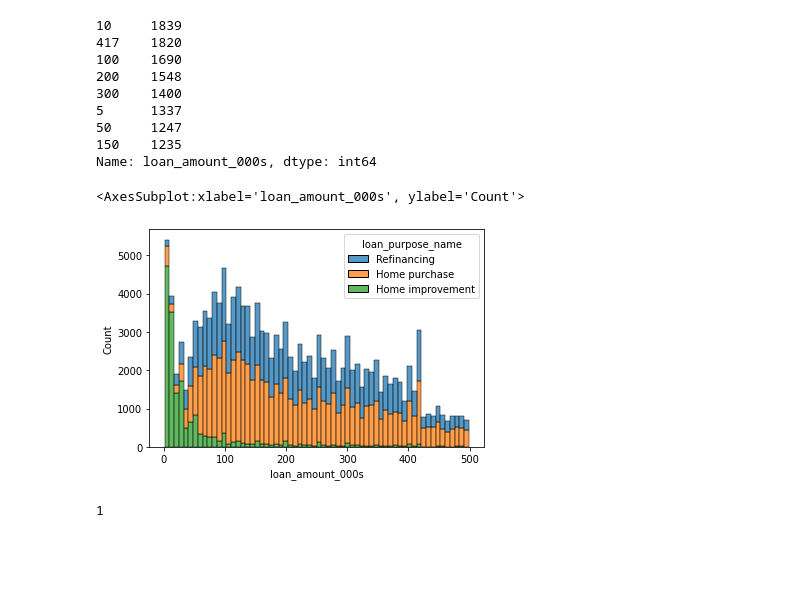
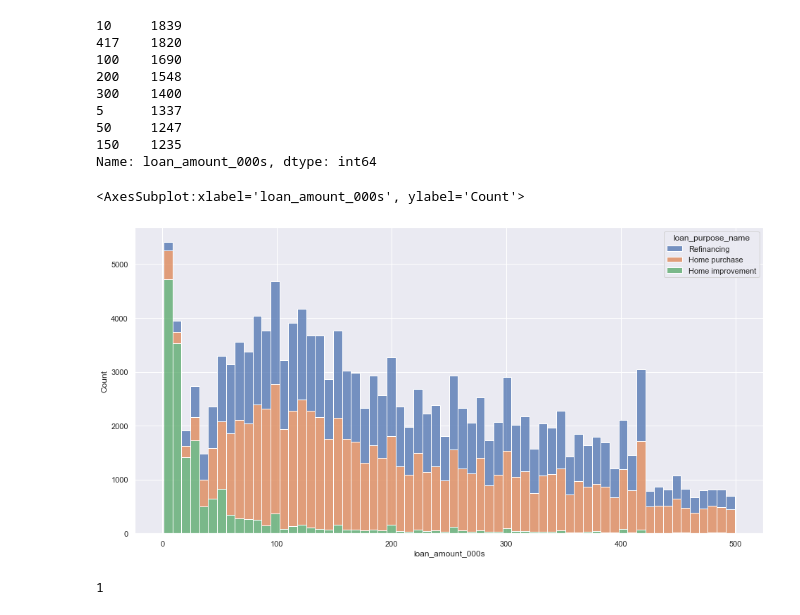
Before and after one commit to mrs-curi0sity/loan_data_challenge, a Jupyter notebook: eda_credit.ipynb, the cells around one changed output. Cells and saved outputs as stored; diff of their text form; code cells hidden in the pictures; blank space fills up the shorter version.

```diff
--- a/eda_credit.ipynb
+++ b/eda_credit.ipynb
@@ -255,11 +255,12 @@ Name: loan_amount_000s, dtype: int64
 # %%
 wie erwartet: home improvement sehr kleine Summen, home purchase die höchsten
 # %%
+sns.set(rc={'figure.figsize':(16,8)})
 sns.histplot(df_credit_data[df_credit_data.loan_amount_000s < 500], x='loan_amount_000s',
              bins=64, hue = 'loan_purpose_name', multiple="stack")
 # %% [output]
 <AxesSubplot:xlabel='loan_amount_000s', ylabel='Count'>
-[figure, old version]
+[figure, new version]
 # %%
 min(set(df_credit_data['loan_amount_000s']))
 # %% [output]
```
Also changed, not shown: parts of 16 cells of this notebook.
